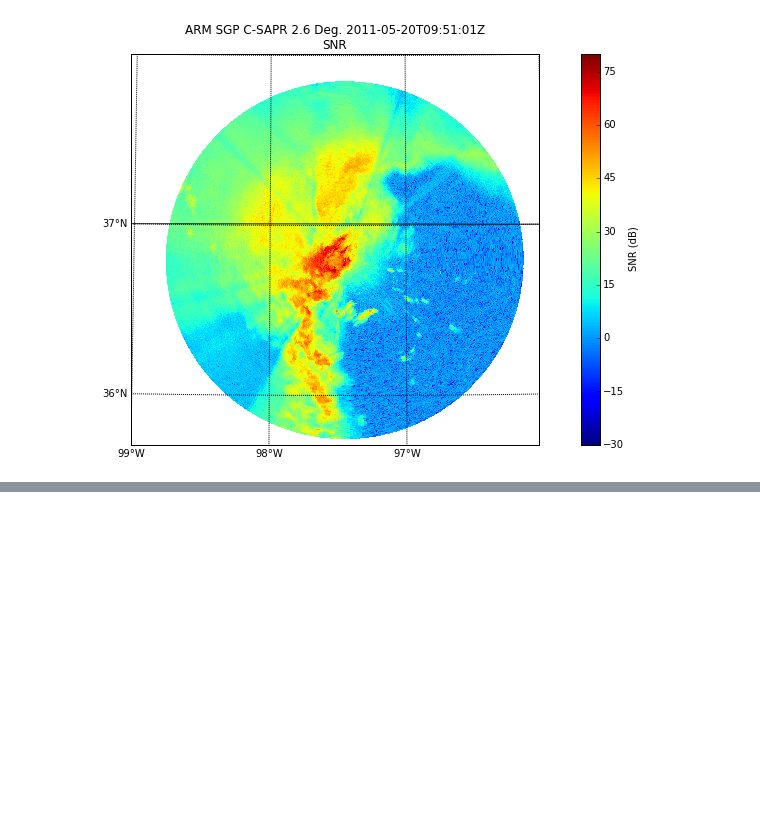
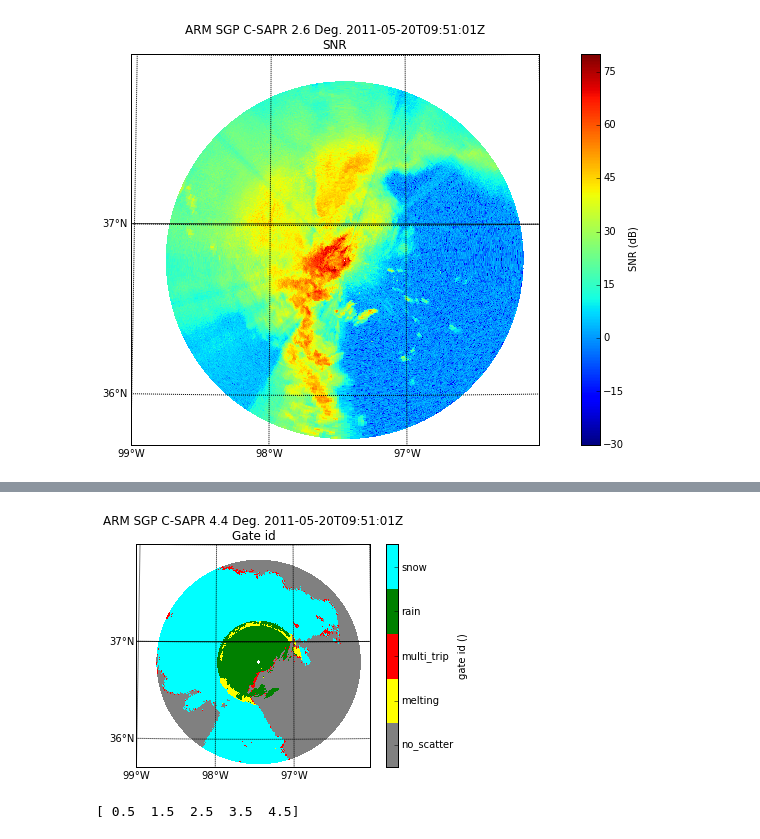
Before and after one commit to ANL-DIGR/openvap, a Jupyter notebook: development/cmac2/notebooks/3 Testing Py-ART implimentations .ipynb, the cells around one changed output, grey strips where cells are left out. Drawn from its saved outputs; the diff is of its cells as text; code cells hidden in the pictures; blank space fills up the shorter version.

```diff
--- a/development/cmac2/notebooks/3 Testing Py-ART implimentations .ipynb
+++ b/development/cmac2/notebooks/3 Testing Py-ART implimentations .ipynb
@@ -203,7 +214,7 @@ Doing multi_trip
 Doing rain
 Doing snow
 # %%
-csapr_radar.add_field('gate_id', gid_fld)
+csapr_radar.add_field('gate_id', gid_fld, replace_existing = True)
 # %%
 f = plt.figure(figsize = [15,10])
 plt.subplot(2, 2, 1)
@@ -236,0 +248,29 @@ display.plot_ppi_map('normalized_coherent_power', sweep = 2, vmin = 0, vmax = 1,
+# %%
+min_lon=-99.
+max_lon=-96.
+min_lat=35.7
+max_lat=38.
+lon_lines=[-95, -96, -97, -98, -99]
+lat_lines=[35,36,37,38]
+display = pyart.graph.RadarMapDisplay(csapr_radar)
+
+lab_colors=['gray','yellow', 'red', 'green', 'cyan' ]
+cmap = matplotlib.colors.ListedColormap(lab_colors)
+display.plot_ppi_map('gate_id', sweep = 5, cmap = cmap, vmin = 0, vmax = 5,
+                     min_lon = min_lon, max_lon = max_lon, min_lat = min_lat, max_lat = max_lat,
+                     resolution = 'l')
+
+display.plot_range_ring(50.0*1000.0)
+cbax=plt.gca()
+#labels = [item.get_text() for item in cbax.get_xticklabels()]
+#my_display.cbs[-1].ax.set_yticklabels(cats)
+tick_locs   = np.linspace(0,len(cats)-1 ,len(cats))+0.5
+display.cbs[-1].locator     = matplotlib.ticker.FixedLocator(tick_locs)
+display.cbs[-1].formatter   = matplotlib.ticker.FixedFormatter(cats)
+display.cbs[-1].update_ticks()
+# %% [output]
+[figure, added]
+# %%
+print( np.linspace(0,len(cats)-1 ,len(cats))+0.5)
+# %% [output]
+[ 0.5  1.5  2.5  3.5  4.5]
```
Also changed, not shown: parts of 18 cells of this notebook.
